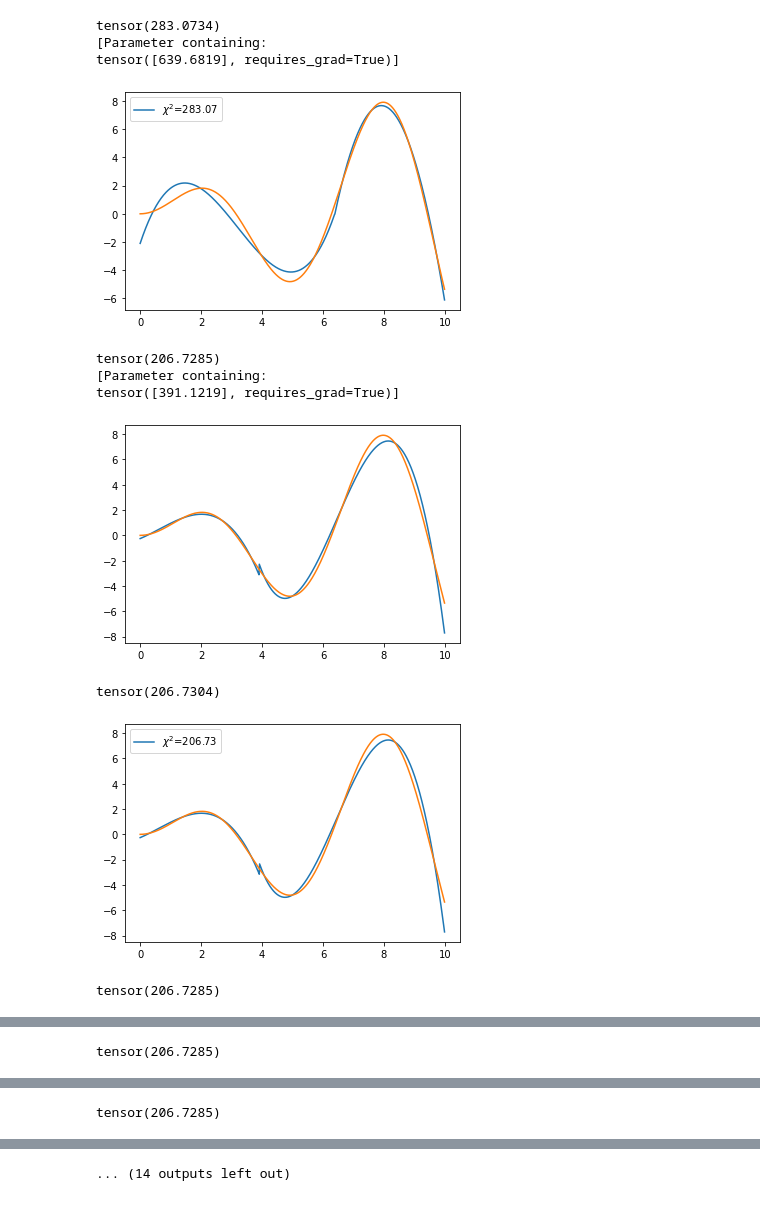
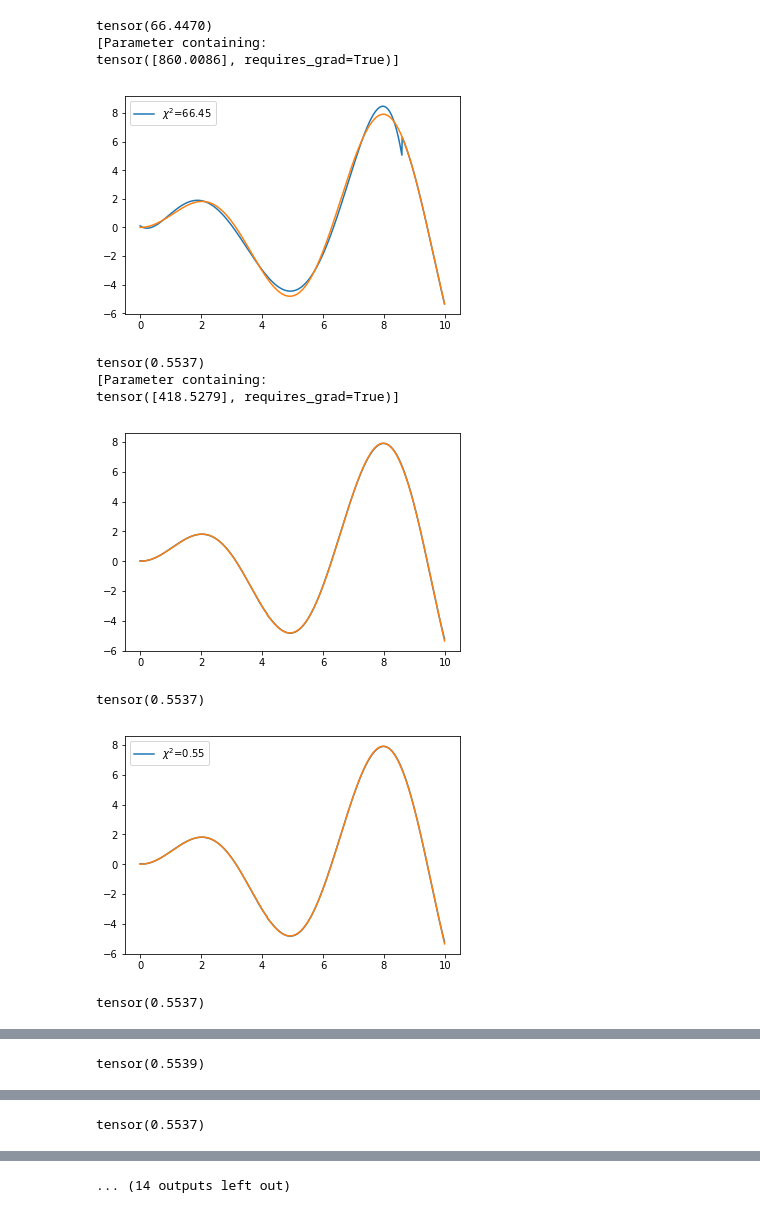
Before and after one commit to Vestaia/DSP, a Jupyter notebook: fitting/Python/grad_manual.ipynb, the cells around one changed output, grey strips where cells are left out. Saved outputs shown, nothing was run; the diff lists cells and outputs as text; code cells hidden in the pictures.

```diff
--- a/fitting/Python/grad_manual.ipynb
+++ b/fitting/Python/grad_manual.ipynb
@@ -21,6 +21,9 @@ def cubic(x):
 
 def quartic(x):
     return x ** 4
+
+def quintic(x):
+    return x ** 5
 
 def exp(x):
     return torch.exp(x)
@@ -114,7 +117,7 @@ def random_search(model, y, samples=10000):
 #torch.manual_seed(1)
 t = torch.arange(0,10,0.01)
 y = t * torch.sin(t)
-basis = [const, linear, quad, cubic]
+basis = [const, linear, quad, cubic, quartic, quintic]
 segments = 2
 model = Slicer(segments, t, basis)
 fit, loss = model(y)
@@ -139,40 +142,40 @@ plt.show()
 # Optimizing using ADAM
 
 optim = torch.optim.Adam(model.parameters(), lr=5)
 for i in range(10):
     optimize(model, optim, y, 100)
     fit, loss = model(y)
     print(loss)
     plt.plot(t, fit, label="$\chi^2$=%.2f" % loss.item())
     plt.plot(t, y)
     plt.legend()
     plt.show()
 
 
 print(list(model.parameters()))
 plt.plot(t, fit, label="$\chi^2$=%.2f" % loss.item())
 plt.plot(t, y)
 plt.legend()
 plt.show()
 
 
 # # Profiling
 # optim = torch.optim.Adam(model.parameters(), lr=5)
 # with profiler.profile(with_stack=True, profile_memory=False) as prof:
 #     for i in range(1):
 #         optimize(model, optim, y, 5)
 #         fit, loss = model(y)
 #         print(loss)
 # print(prof.key_averages(group_by_stack_n=10).table(sort_by='self_cpu_time_total', row_limit=20))
 # %% [output]
-tensor(283.0734)
+tensor(66.4470)
 [Parameter containing:
-tensor([639.6819], requires_grad=True)]
+tensor([860.0086], requires_grad=True)]
-[figure, old version]
+[figure, new version]
-tensor(206.7285)
+tensor(0.5537)
 [Parameter containing:
-tensor([391.1219], requires_grad=True)]
+tensor([418.5279], requires_grad=True)]
-[figure, old version]
+[figure, new version]
-tensor(206.7304)
+tensor(0.5537)
-[figure, old version]
+[figure, new version]
-tensor(206.7285)
+tensor(0.5537)
@@ -180 +183 @@ tensor(206.7285)
-tensor(206.7285)
+tensor(0.5539)
@@ -182 +185 @@ tensor(206.7285)
-tensor(206.7285)
+tensor(0.5537)
```
Also changed, not shown: parts of 1 cell of this notebook, 3 other files.
